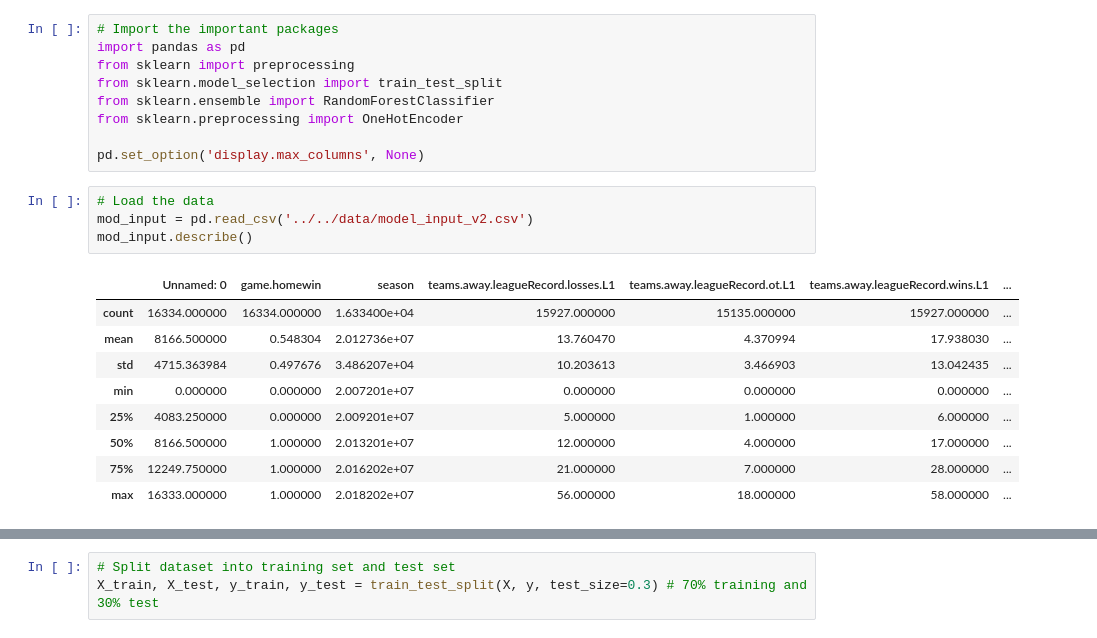
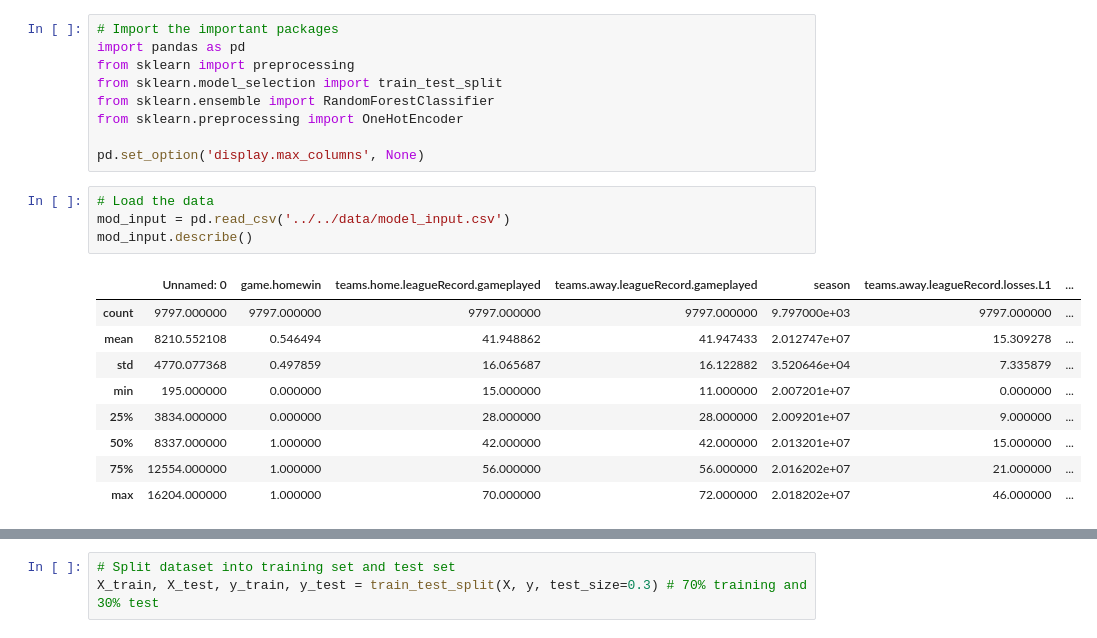
Before and after one commit to FrischWaugh/NHL_Prediction, a Jupyter notebook: notebooks/Make_Prediction.ipynb, the cells around one changed output, grey strips where cells are left out. Cells and saved outputs as stored; diff of their text form.

```diff
--- a/notebooks/Make_Prediction.ipynb
+++ b/notebooks/Make_Prediction.ipynb
@@ -9,17 +9,17 @@ from sklearn.preprocessing import OneHotEncoder
 pd.set_option('display.max_columns', None)
 # %%
 # Load the data
-mod_input = pd.read_csv('../../data/model_input_v2.csv')
+mod_input = pd.read_csv('../../data/model_input.csv')
 mod_input.describe()
 # %% [output]
-|  | Unnamed: 0 | game.homewin | season | teams.away.leagueRecord.losses.L1 | teams.away.leagueRecord.ot.L1 | teams.away.leagueRecord.wins.L1 | ... |
-| count | 16334.000000 | 16334.000000 | 1.633400e+04 | 15927.000000 | 15135.000000 | 15927.000000 | ... |
-| mean | 8166.500000 | 0.548304 | 2.012736e+07 | 13.760470 | 4.370994 | 17.938030 | ... |
-| std | 4715.363984 | 0.497676 | 3.486207e+04 | 10.203613 | 3.466903 | 13.042435 | ... |
-| min | 0.000000 | 0.000000 | 2.007201e+07 | 0.000000 | 0.000000 | 0.000000 | ... |
-| 25% | 4083.250000 | 0.000000 | 2.009201e+07 | 5.000000 | 1.000000 | 6.000000 | ... |
-| 50% | 8166.500000 | 1.000000 | 2.013201e+07 | 12.000000 | 4.000000 | 17.000000 | ... |
-| 75% | 12249.750000 | 1.000000 | 2.016202e+07 | 21.000000 | 7.000000 | 28.000000 | ... |
-| max | 16333.000000 | 1.000000 | 2.018202e+07 | 56.000000 | 18.000000 | 58.000000 | ... |
+|  | Unnamed: 0 | game.homewin | teams.home.leagueRecord.gameplayed | teams.away.leagueRecord.gameplayed | season | teams.away.leagueRecord.losses.L1 | ... |
+| count | 9797.000000 | 9797.000000 | 9797.000000 | 9797.000000 | 9.797000e+03 | 9797.000000 | ... |
+| mean | 8210.552108 | 0.546494 | 41.948862 | 41.947433 | 2.012747e+07 | 15.309278 | ... |
+| std | 4770.077368 | 0.497859 | 16.065687 | 16.122882 | 3.520646e+04 | 7.335879 | ... |
+| min | 195.000000 | 0.000000 | 15.000000 | 11.000000 | 2.007201e+07 | 0.000000 | ... |
+| 25% | 3834.000000 | 0.000000 | 28.000000 | 28.000000 | 2.009201e+07 | 9.000000 | ... |
+| 50% | 8337.000000 | 1.000000 | 42.000000 | 42.000000 | 2.013201e+07 | 15.000000 | ... |
+| 75% | 12554.000000 | 1.000000 | 56.000000 | 56.000000 | 2.016202e+07 | 21.000000 | ... |
+| max | 16204.000000 | 1.000000 | 70.000000 | 72.000000 | 2.018202e+07 | 46.000000 | ... |
 # %%
 mod_input = mod_input.fillna(mod_input.mean())
```
Also changed, not shown: parts of 5 cells of this notebook, 1 other file.
